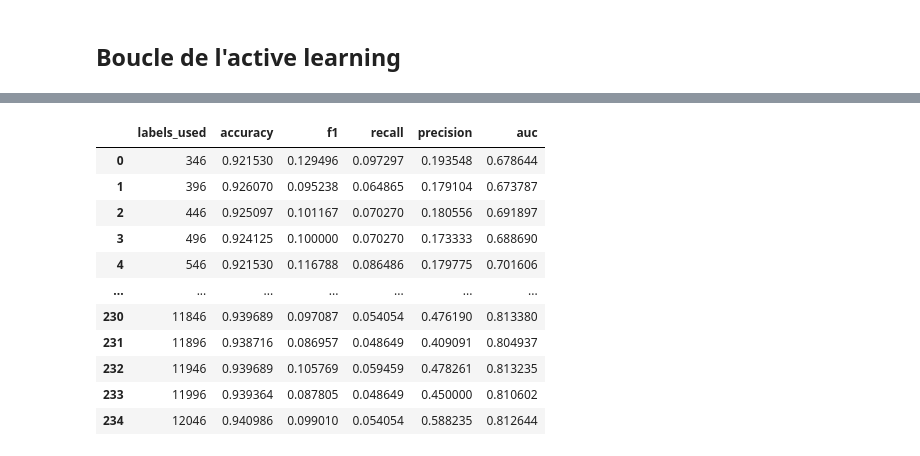
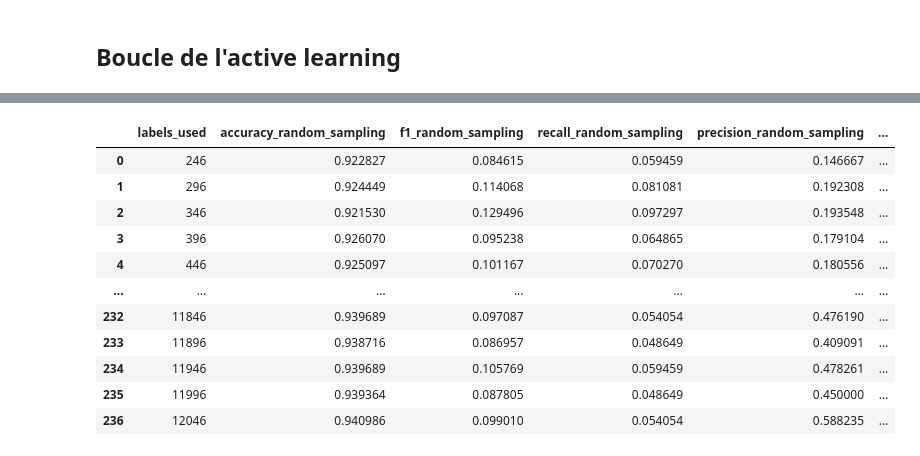
Before and after one commit to LarrySANDJO/PROJET_STATAPP, a Jupyter notebook: Notebooks/AL-L.ipynb, the cells around one changed output, grey strips where cells are left out. Cells and saved outputs as stored; diff of their text form; code cells hidden in the pictures.

```diff
--- a/Notebooks/AL-L.ipynb
+++ b/Notebooks/AL-L.ipynb
@@ -14,7 +14,7 @@ from joblib import load
 ## Masquage des labels
 # %%
 # Chargement des donnees
-data = pd.read_csv('/home/onyxia/PROJET_STATAPP/Data/Cleans/Data_for_active_learning.csv')
+data = pd.read_csv('/home/onyxia/work/PROJET_STATAPP/Data/Cleans/Data_for_active_learning.csv')
 data.head(2)
 # %% [output]
 |  | Unnamed: 0 | Make | AccidentArea | Sex | MaritalStatus | Age | Fault | PolicyType | VehiclePrice | ... |
@@ -60,6 +60,13 @@ X_pool_full, X_test, y_pool_full, y_test = train_test_split(
 X_init, X_pool, y_init, y_pool = train_test_split(
     X_pool_full, y_pool_full, train_size=0.02, stratify=y_pool_full, random_state=42
 )
+# %%
+# Donnees pour la methode par uncertainty sampling US (on prends les memes)
+
+X_init_US = X_init
+X_pool_US = X_pool
+y_init_US = y_init
+y_pool_US = y_pool
 # %%
 print ("Nombre de lignes du pool final : ",len(X_pool) ,
  "; Nombre de lignes du seed : ", len(X_init))
@@ -77,6 +84,13 @@ model = LGBMClassifier(
     random_state=42
 )
 smote = SMOTE(sampling_strategy=0.25, random_state=42)
+# %%
+model_US = LGBMClassifier(
+    learning_rate=0.05,
+    max_depth=10,
+    n_estimators=300,
+    random_state=42
+)
 # %% [markdown]
 ## Boucle de l'active learning
 # %%
@@ -88,27 +102,40 @@ while len(X_init) < 12089 and len(X_pool) > 0:
 
     # ---- SMOTE sur le init ----
     X_init_smote, y_init_smote = smote.fit_resample(X_init, y_init)
+    X_init_US_smote, y_init_US_smote = smote.fit_resample(X_init_US, y_init_US)
 
     # ---- Entraînement ----
     model.fit(X_init_smote, y_init_smote)
+    model_US.fit(X_init_US_smote, y_init_US_smote)
 
-    # ---- Évaluation sur le test set ----
+    # ---- ÉvUSuation sur le test set ----
     y_test_pred = model.predict(X_test)
     y_test_proba = model.predict_proba(X_test)[:, 1]
 
+    y_test_US_pred = model_US.predict(X_test)
+    y_test_US_proba = model_US.predict_proba(X_test)[:, 1]
+
     results.append({
         "labels_used": len(X_init),
-        "accuracy": accuracy_score(y_test, y_test_pred),
-        "f1": f1_score(y_test, y_test_pred),
-        "recall": recall_score(y_test, y_test_pred),
-        "precision": precision_score(y_test, y_test_pred),
-        "auc": roc_auc_score(y_test, y_test_proba)
+        "accuracy_random_sampling": accuracy_score(y_test, y_test_pred),
+        "f1_random_sampling": f1_score(y_test, y_test_pred),
+        "recall_random_sampling": recall_score(y_test, y_test_pred),
+        "precision_random_sampling": precision_score(y_test, y_test_pred),
+        "auc_random_sampling": roc_auc_score(y_test, y_test_proba),
+        "accuracy_uncertainty_sampling": accuracy_score(y_test, y_test_US_pred),
+        "f1_uncertainty_sampling": f1_score(y_test, y_test_US_pred),
+        "recall_uncertainty_sampling": recall_score(y_test, y_test_US_pred),
+        "precision_uncertainty_sampling": precision_score(y_test, y_test_US_pred),
+        "auc_uncertainty_sampling": roc_auc_score(y_test, y_test_US_proba)
     })
 
     # ---- Prédiction sur le pool ----
     y_pool_proba = model.predict_proba(X_pool)[:, 1]
+    y_pool_US_proba = model_US.predict_proba(X_pool)[:, 1]
 
+    #################################################################################
     # ---- Echantillonage aleatoire ----
+    #################################################################################
 
     x_batch, X_pool_new, y_batch, y_pool_new = train_test_split(
     X_pool, y_pool, train_size = 50, stratify = y_pool, random_state=42)
@@ -121,12 +148,33 @@ while len(X_init) < 12089 and len(X_pool) > 0:
     X_pool = X_pool_new
     y_pool = y_pool_new
 
-    print(
-        f"Iteration: {len(results)} | "
-        #f"Nouveaux labels: {n_select} | "
-        f"Total labels: {len(X_init)} | "
-        #f"Youden threshold: {youden_threshold:.3f}"
-    )
+    ####################################################################################
+    #--------- Uncertainty sampling----------------------------------------------------#
+    ####################################################################################
+
+    # ---- Calcul du seuil de Youden sur le init ----
+    y_init_US_proba = model_US.predict_proba(X_init_US)[:, 1]
+    fpr, tpr, thresholds = roc_curve(y_init_US, y_init_US_proba)
+    youden = tpr - fpr
+    best_idx = np.argmax(youden)
+    youden_threshold = thresholds[best_idx]
+
+    # ---- Sélection des 50 observations les plus proches du seuil ----
+    dist_to_threshold = np.abs(y_pool_US_proba - youden_threshold)
+    n_select = min(50, len(X_pool))  # sécurité si pool < 50
+    query_idx = np.argsort(dist_to_threshold)[:n_select]
+
+    # ---- Ajout des points au init ----
+    X_new = X_pool_US.iloc[query_idx]
+    y_new = y_pool_US.iloc[query_idx]
+    X_init_US = pd.concat([X_init_US, X_new])
+    y_init_US = pd.concat([y_init_US, y_new])
+
+    # ---- Suppression des points du pool ----
+    X_pool_US = X_pool_US.drop(X_pool_US.index[query_idx])
+    y_pool_US = y_pool_US.drop(y_pool_US.index[query_idx])
+
+
 
 # -----------------------
 # Résultats finaux
@@ -154,12 +202,12 @@ Iteration: 235 | Total labels: 12096 |
-|  | labels_used | accuracy | f1 | recall | precision | auc |
-| 0 | 346 | 0.921530 | 0.129496 | 0.097297 | 0.193548 | 0.678644 |
-| 1 | 396 | 0.926070 | 0.095238 | 0.064865 | 0.179104 | 0.673787 |
-| 2 | 446 | 0.925097 | 0.101167 | 0.070270 | 0.180556 | 0.691897 |
-| 3 | 496 | 0.924125 | 0.100000 | 0.070270 | 0.173333 | 0.688690 |
-| 4 | 546 | 0.921530 | 0.116788 | 0.086486 | 0.179775 | 0.701606 |
+|  | labels_used | accuracy_random_sampling | f1_random_sampling | recall_random_sampling | precision_random_sampling | ... |
+| 0 | 246 | 0.922827 | 0.084615 | 0.059459 | 0.146667 | ... |
+| 1 | 296 | 0.924449 | 0.114068 | 0.081081 | 0.192308 | ... |
+| 2 | 346 | 0.921530 | 0.129496 | 0.097297 | 0.193548 | ... |
+| 3 | 396 | 0.926070 | 0.095238 | 0.064865 | 0.179104 | ... |
+| 4 | 446 | 0.925097 | 0.101167 | 0.070270 | 0.180556 | ... |
 | ... | ... | ... | ... | ... | ... | ... |
-| 230 | 11846 | 0.939689 | 0.097087 | 0.054054 | 0.476190 | 0.813380 |
-| 231 | 11896 | 0.938716 | 0.086957 | 0.048649 | 0.409091 | 0.804937 |
-| 232 | 11946 | 0.939689 | 0.105769 | 0.059459 | 0.478261 | 0.813235 |
-| 233 | 11996 | 0.939364 | 0.087805 | 0.048649 | 0.450000 | 0.810602 |
-| 234 | 12046 | 0.940986 | 0.099010 | 0.054054 | 0.588235 | 0.812644 |
+| 232 | 11846 | 0.939689 | 0.097087 | 0.054054 | 0.476190 | ... |
+| 233 | 11896 | 0.938716 | 0.086957 | 0.048649 | 0.409091 | ... |
+| 234 | 11946 | 0.939689 | 0.105769 | 0.059459 | 0.478261 | ... |
+| 235 | 11996 | 0.939364 | 0.087805 | 0.048649 | 0.450000 | ... |
+| 236 | 12046 | 0.940986 | 0.099010 | 0.054054 | 0.588235 | ... |
```
Also changed, not shown: parts of 2 cells of this notebook.
